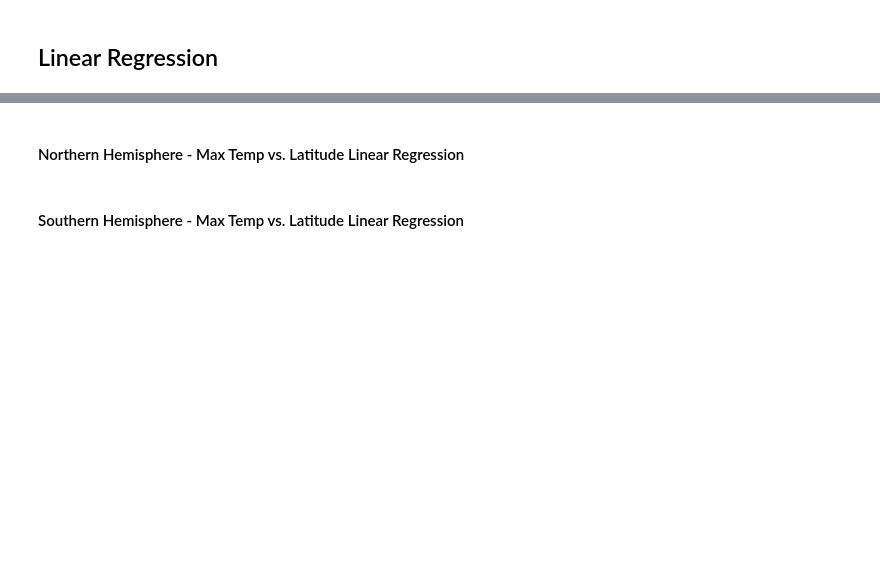
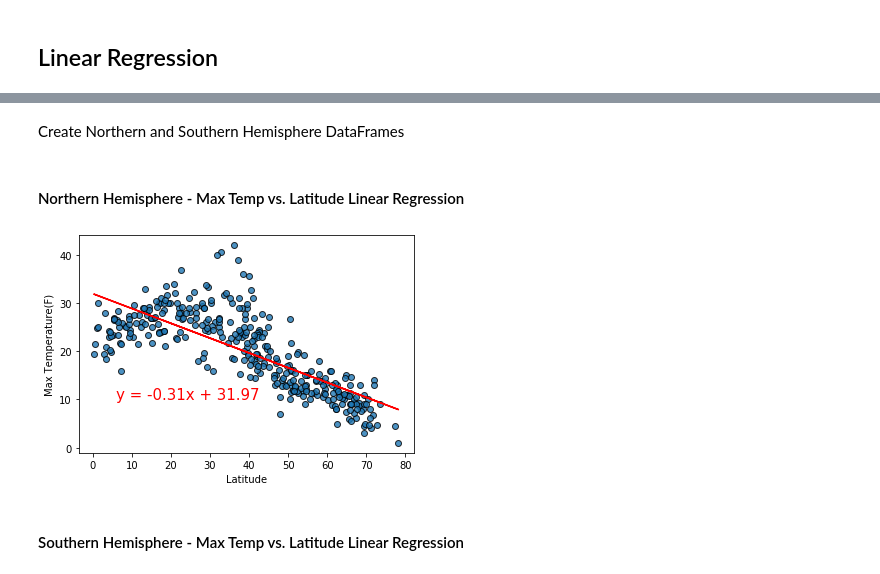
Before and after one commit to Tam-ala/Python-API_Whats-the-Weather-Like, a Jupyter notebook: Code/WeatherPy-Copy1.ipynb, the cells around one changed output, grey strips where cells are left out. Saved outputs shown, nothing was run; the diff lists cells and outputs as text; code cells hidden in the pictures; blank space fills up the shorter version.

Commit message:
added linear regression to graphs for north and south hemispheres

```diff
--- a/Code/WeatherPy-Copy1.ipynb
+++ b/Code/WeatherPy-Copy1.ipynb
@@ -289,24 +269,32 @@ SyntaxError: invalid syntax (<ipython-input-29-4856e347dab8>, line 3)
+# %% [markdown]
+Create Northern and Southern Hemisphere DataFrames
+# %%
+# split Latitude into north and south hemispheres
+north_hemi = weather_data.loc[pd.to_numeric(weather_data["Lat"]).astype(float) > 0, :]
+south_hemi = weather_data.loc[pd.to_numeric(weather_data["Lat"]).astype(float) < 0, :]
 # %% [markdown]
 ####  Northern Hemisphere - Max Temp vs. Latitude Linear Regression
 # %%
-# Make x & y values for max tem & latitude
-x_values = weather_data['Lat']
-y_values = weather_data['Max Temp']
+# Make x & y values for max temp & latitude
+x_values = north_hemi['Lat']
+y_values = north_hemi['Max Temp']
 
 # Perform a linear regression on max temperature vs. latitude & get regression values
 (slope, intercept, rvalue, pvalue, stderr) = linregress(x_values, y_values)
 regress_values = x_values * slope + intercept
 
 # Create a line equation string
 line_eq = "y = " + str(round(slope,2)) + "x + " + str(round(intercept,2))
 
 # Create plot
 plt.scatter(x_values,y_values,edgecolor="black",
             linewidths=1, marker="o", alpha=0.8)
 plt.plot(x_values,regress_values,"r-")
 plt.annotate(line_eq,(6,10),fontsize=15,color="red")
 plt.xlabel('Latitude')
 plt.ylabel('Max Temperature(F)')
 plt.show()
+# %% [output]
+[figure, added]
 # %% [markdown]
 ####  Southern Hemisphere - Max Temp vs. Latitude Linear Regression
```
Also changed, not shown: parts of 17 cells of this notebook.
